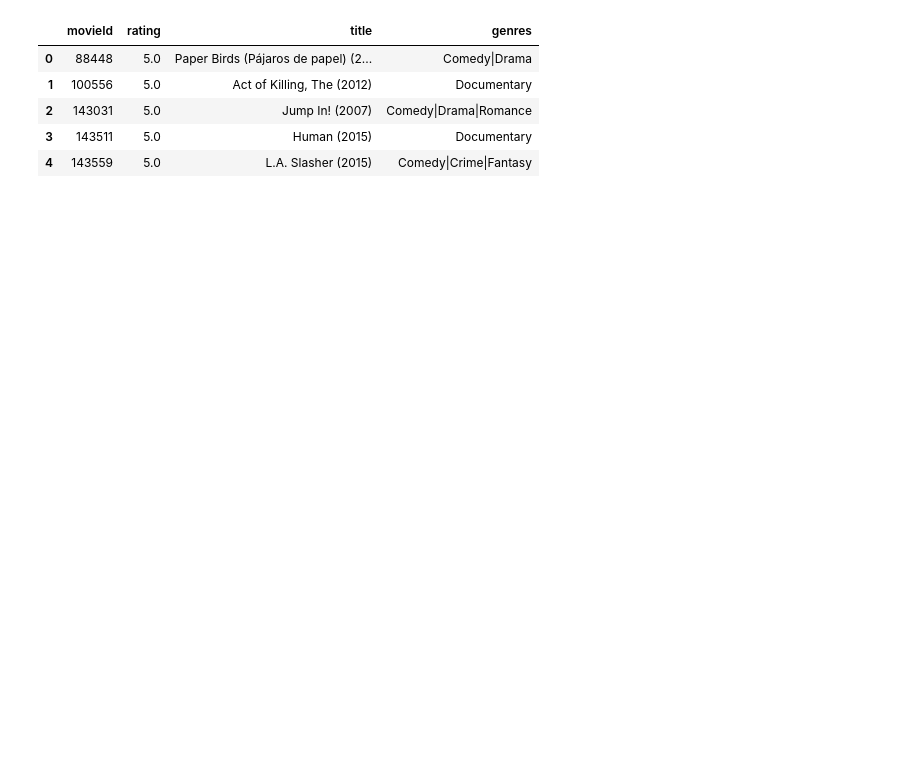
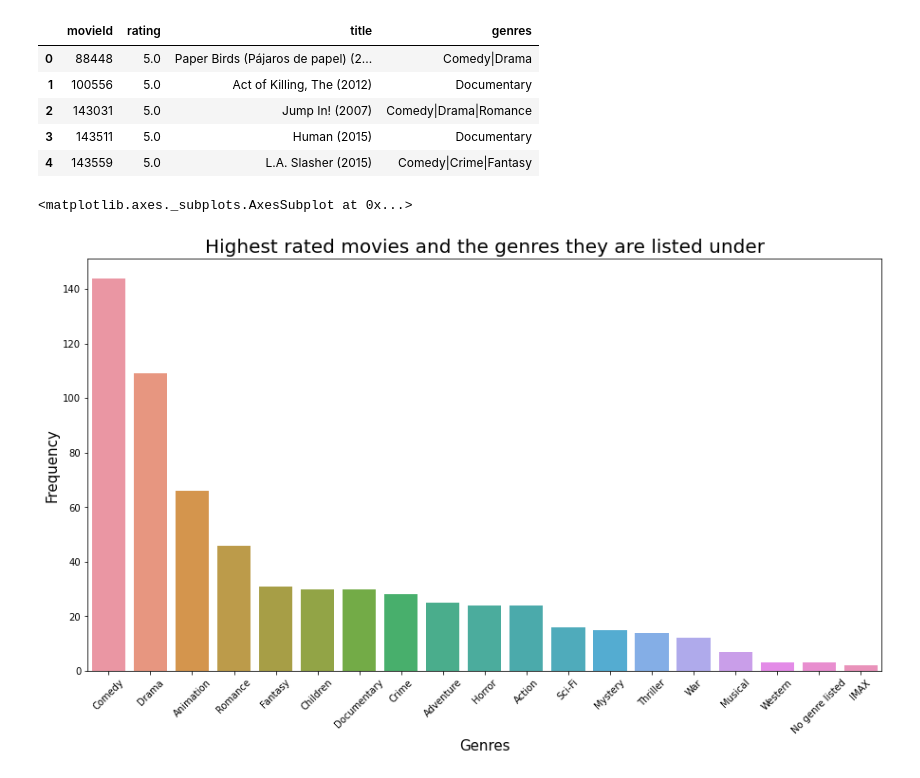
Before and after one commit to minz27/movielens_collaborative_filtering, a Jupyter notebook: Notebook.ipynb, the cells around one changed output. Saved outputs shown, nothing was run; the diff lists cells and outputs as text; code cells hidden in the pictures; blank space fills up the shorter version.

Commit message:
Genre based analysis

```diff
--- a/Notebook.ipynb
+++ b/Notebook.ipynb
@@ -74,3 +74,22 @@ sorted_rating_names.head()
 | 2 | 143031 | 5.0 | Jump In! (2007) | Comedy|Drama|Romance |
 | 3 | 143511 | 5.0 | Human (2015) | Documentary |
 | 4 | 143559 | 5.0 | L.A. Slasher (2015) | Comedy|Crime|Fantasy |
+# %%
+#Get the genres of the movies rated five stars and plot their distribution
+genres_top = sorted_rating_names[sorted_rating_names['rating'] == 5.0]['genres'].str.split("[|, ' ']", expand=True).stack().value_counts()
+genres_top['No genre listed'] = genres_top['(no']
+del genres_top['genres']
+del genres_top['listed)']
+del genres_top['(no']
+genres_top = dict(sorted(genres_top.items(), key=lambda item: item[1], reverse=True))
+keys = list(genres_top.keys())
+values = [genres_top[k] for k in keys]
+plt.figure(figsize=(15,8))
+plt.xticks(rotation=45)
+plt.xlabel('Genres', fontsize=15)
+plt.ylabel('Frequency', fontsize=15)
+plt.title('Highest rated movies and the genres they are listed under',fontsize=20)
+sns.barplot(x=keys, y=values)
+# %% [output]
+<matplotlib.axes._subplots.AxesSubplot at 0x...>
+[figure, added]
```
Also changed, not shown: parts of 9 cells of this notebook, 6 other files.
